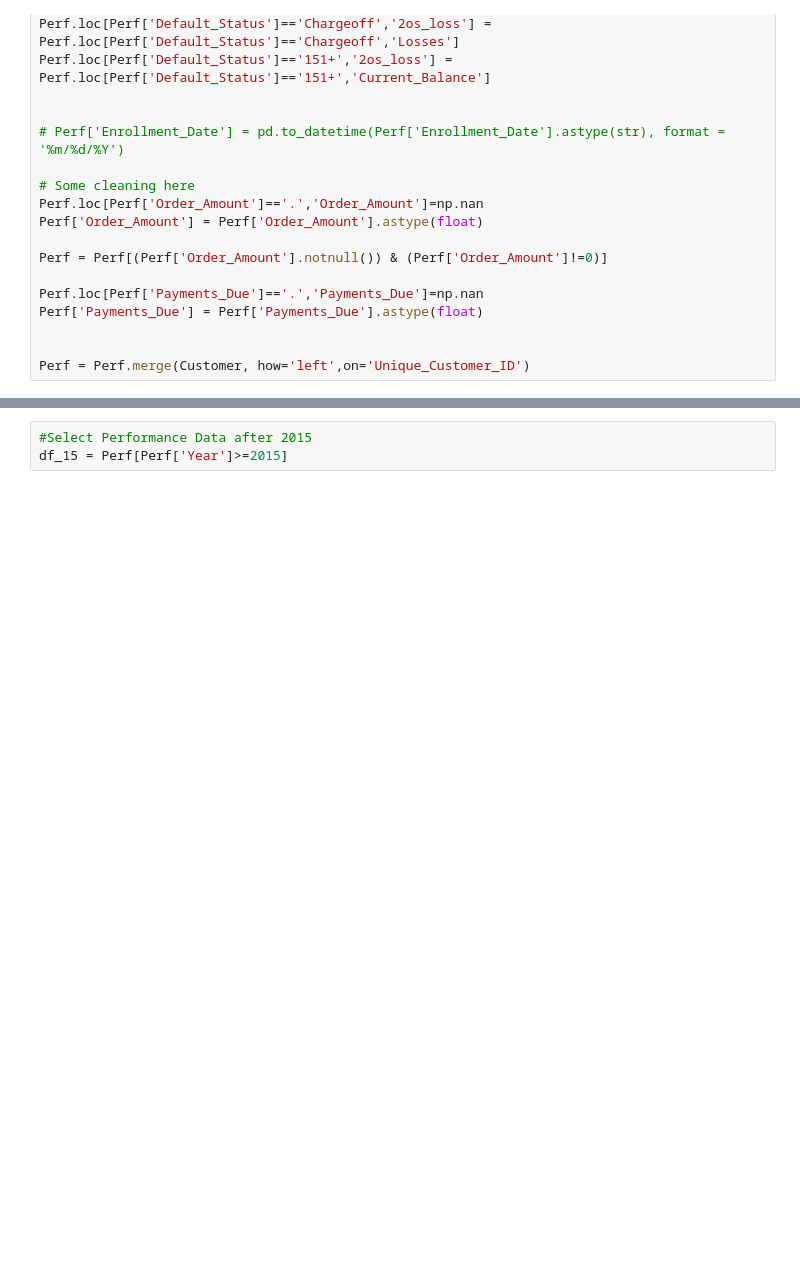
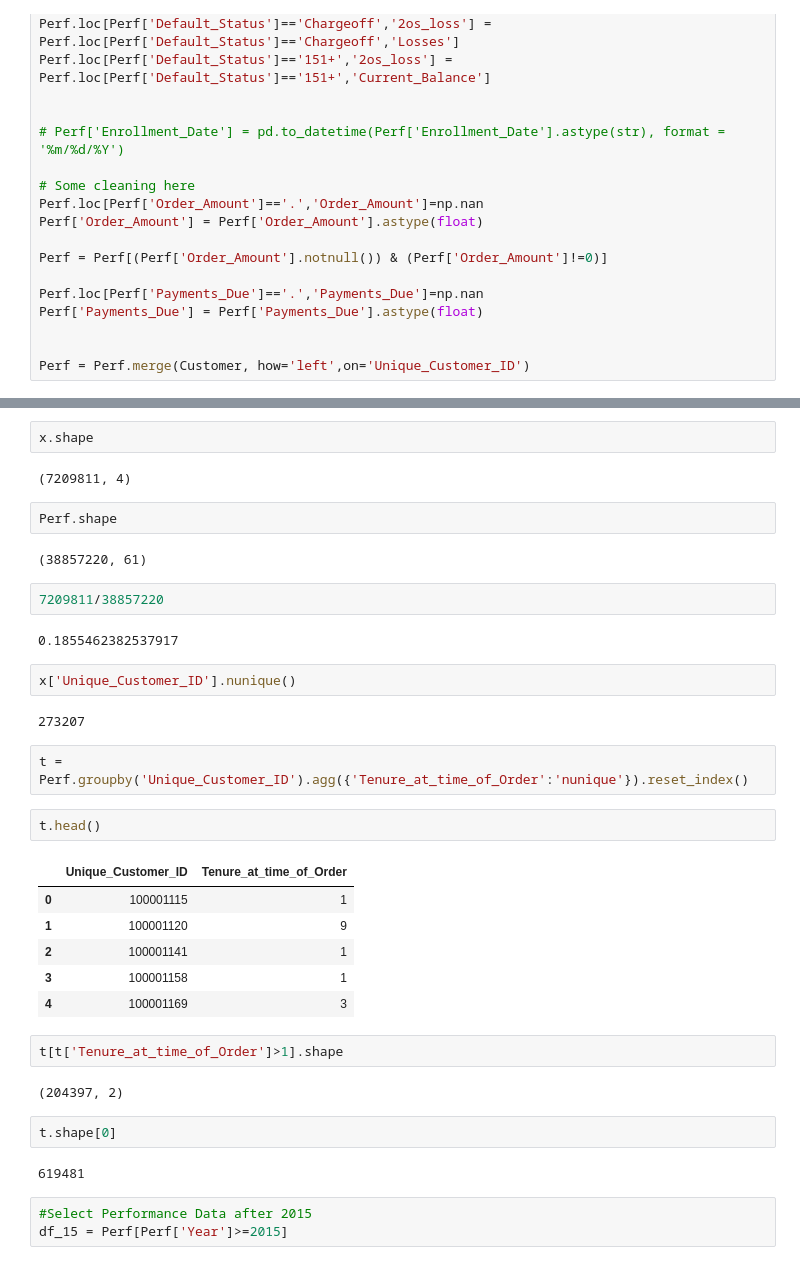
Before and after one commit to XuetingS/PP, a Jupyter notebook: src/Vertical Loss.ipynb, the cells around one changed output, grey strips where cells are left out. Cells and saved outputs as stored; diff of their text form; blank space fills up the shorter version.

```diff
--- a/src/Vertical Loss.ipynb
+++ b/src/Vertical Loss.ipynb
@@ -144,3 +342,38 @@ Perf = Perf.merge(Customer, how='left',on='Unique_Customer_ID')
+# %%
+x.shape
+# %% [output]
+(7209811, 4)
+# %%
+Perf.shape
+# %% [output]
+(38857220, 61)
+# %%
+7209811/38857220
+# %% [output]
+0.1855462382537917
+# %%
+x['Unique_Customer_ID'].nunique()
+# %% [output]
+273207
+# %%
+t = Perf.groupby('Unique_Customer_ID').agg({'Tenure_at_time_of_Order':'nunique'}).reset_index()
+# %%
+t.head()
+# %% [output]
+|  | Unique_Customer_ID | Tenure_at_time_of_Order |
+| 0 | 100001115 | 1 |
+| 1 | 100001120 | 9 |
+| 2 | 100001141 | 1 |
+| 3 | 100001158 | 1 |
+| 4 | 100001169 | 3 |
+# %%
+t[t['Tenure_at_time_of_Order']>1].shape
+# %% [output]
+(204397, 2)
+# %%
+t.shape[0]
+# %% [output]
+619481
 # %%
 #Select Performance Data after 2015
 df_15 = Perf[Perf['Year']>=2015]
```
Also changed, not shown: parts of 36 cells of this notebook.
